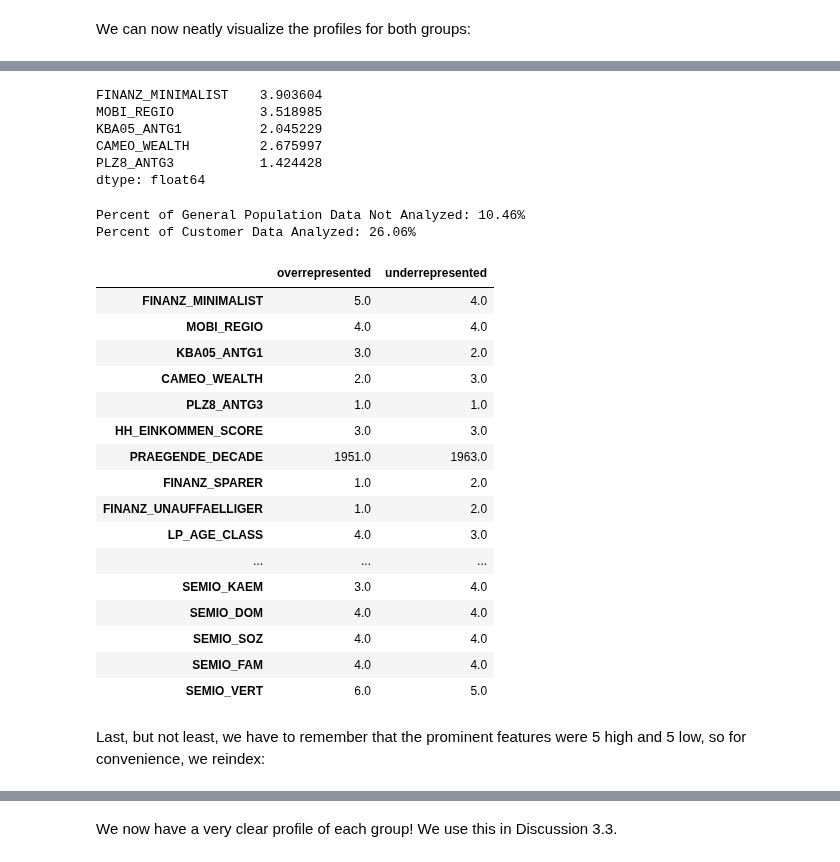
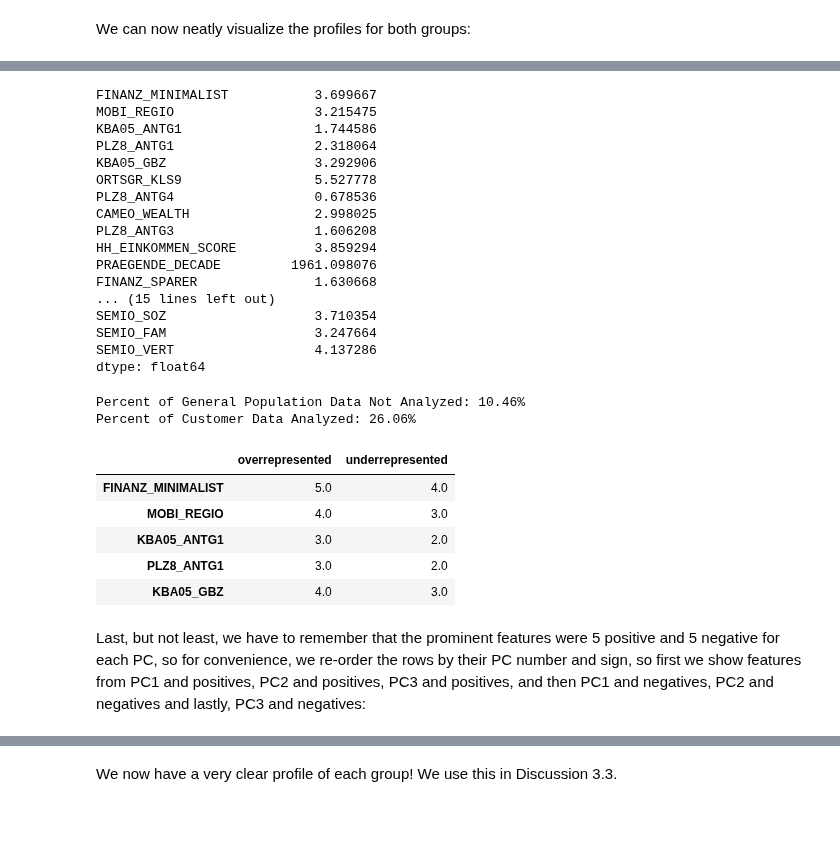
Before and after one commit to kinant/ud-ml-pytorch, a Jupyter notebook: Project 03/identify_customer_segments/Identify_Customer_Segments.ipynb, the cells around one changed output, grey strips where cells are left out. Drawn from its saved outputs; the diff is of its cells as text; code cells hidden in the pictures; blank space fills up the shorter version.

```diff
--- a/Project 03/identify_customer_segments/Identify_Customer_Segments.ipynb
+++ b/Project 03/identify_customer_segments/Identify_Customer_Segments.ipynb
@@ -929,8 +912,8 @@ overrep_scaled = df_cluster_centroids_scaled.iloc[over_represented_clusters]
 underrep_scaled = df_cluster_centroids_scaled.iloc[under_represented_clusters]
 
 # We get nparrays in return, convert to DataFrame
-df_overrep_scaled = pd.DataFrame(overrep_scaled, columns=customer_scaled.columns)
-df_underrep_scaled = pd.DataFrame(underrep_scaled, columns=customer_scaled.columns)
+df_overrep_scaled = pd.DataFrame(overrep_scaled, columns=df_customer_scaled.columns)
+df_underrep_scaled = pd.DataFrame(underrep_scaled, columns=df_customer_scaled.columns)
 # %%
 df_overrep_scaled.head()
 # %% [output]
@@ -962,8 +946,8 @@ overrep = scaler.inverse_transform(df_overrep_scaled)
 underrep = scaler.inverse_transform(df_underrep_scaled)
 
 # We get nparrays in return, convert to DataFrame
-df_overrep = pd.DataFrame(overrep, columns=customer_scaled.columns)
-df_underrep = pd.DataFrame(underrep, columns=customer_scaled.columns)
+df_overrep = pd.DataFrame(overrep, columns=df_customer_scaled.columns)
+df_underrep = pd.DataFrame(underrep, columns=df_customer_scaled.columns)
 
 # Set the proper index
 df_overrep.index = over_represented_clusters
@@ -1000,9 +985,9 @@ We do not care about ALL the features, so we will filter them out and just focus
 # %%
 # Now we get a list of the prominent features, as identified in Step 1.4.5
 prominent_features_list = [
-    feature
-    for feature_dict in prominent_features.values()
-    for i, feature in enumerate(feature_dict.keys()) if i in [0, 1, 2, 7, 8, 9]
+    (feature, pc_no, "+" if weight > 0 else "-")
+    for pc_no, feature_dict in prominent_features.items()
+    for feature, weight in feature_dict.items()
 ]
 print(prominent_features_list)
 # %% [output]
@@ -1013,11 +998,11 @@ Now that we have the cluster weights (normalized) and the prominent features, we
 # Now we can get a combined weighted average profile
 # Get the overrepresented one
 df_weighted_avg_profile_over = (df_overrep * cluster_weights_over_normalized.values.reshape(-1, 1)).sum(axis=0)
-df_weighted_avg_profile_over = df_weighted_avg_profile_over[prominent_features_list]
+df_weighted_avg_profile_over = df_weighted_avg_profile_over[[x[0] for x in prominent_features_list]]
 
 # Get the underrepresented one
 df_weighted_avg_profile_under = (df_underrep * cluster_weights_under_normalized.values.reshape(-1, 1)).sum(axis=0)
-df_weighted_avg_profile_under = df_weighted_avg_profile_under[prominent_features_list]
+df_weighted_avg_profile_under = df_weighted_avg_profile_under[[x[0] for x in prominent_features_list]]
 # %% [markdown]
 We can now neatly visualize the profiles for both groups:
 # %%
@@ -1031,12 +1027,23 @@ PLZ8_ANTG3           1.159978
 dtype: float64
 # %%
-df_weighted_avg_profile_under.head()
+df_weighted_avg_profile_under
 # %% [output]
-FINANZ_MINIMALIST    3.903604
-MOBI_REGIO           3.518985
-KBA05_ANTG1          2.045229
-CAMEO_WEALTH         2.675997
-PLZ8_ANTG3           1.424428
+FINANZ_MINIMALIST           3.699667
+MOBI_REGIO                  3.215475
+KBA05_ANTG1                 1.744586
+PLZ8_ANTG1                  2.318064
+KBA05_GBZ                   3.292906
+ORTSGR_KLS9                 5.527778
+PLZ8_ANTG4                  0.678536
+CAMEO_WEALTH                2.998025
+PLZ8_ANTG3                  1.606208
+HH_EINKOMMEN_SCORE          3.859294
+PRAEGENDE_DECADE         1961.098076
+FINANZ_SPARER               1.630668
+... (15 lines left out)
+SEMIO_SOZ                   3.710354
+SEMIO_FAM                   3.247664
+SEMIO_VERT                  4.137286
 dtype: float64
 # %%
 # How much data did we not consider?
@@ -1056,27 +1063,16 @@ Percent of Customer Data Analyzed: 26.06%
 # %%
 # combine them:
 df_weighted_profile = pd.concat([df_weighted_avg_profile_over, df_weighted_avg_profile_under],  axis=1)
 
 # rename and round the values (for interpretation)
 df_profile = df_weighted_profile.rename(columns={0: 'overrepresented', 1: 'underrepresented'}).round()
-df_profile.head(len(prominent_features_list))
+df_profile.head()
 # %% [output]
 |  | overrepresented | underrepresented |
 | FINANZ_MINIMALIST | 5.0 | 4.0 |
-| MOBI_REGIO | 4.0 | 4.0 |
+| MOBI_REGIO | 4.0 | 3.0 |
 | KBA05_ANTG1 | 3.0 | 2.0 |
-| CAMEO_WEALTH | 2.0 | 3.0 |
-| PLZ8_ANTG3 | 1.0 | 1.0 |
-| HH_EINKOMMEN_SCORE | 3.0 | 3.0 |
-| PRAEGENDE_DECADE | 1951.0 | 1963.0 |
-| FINANZ_SPARER | 1.0 | 2.0 |
-| FINANZ_UNAUFFAELLIGER | 1.0 | 2.0 |
-| LP_AGE_CLASS | 4.0 | 3.0 |
-| ... | ... | ... |
-| SEMIO_KAEM | 3.0 | 4.0 |
-| SEMIO_DOM | 4.0 | 4.0 |
-| SEMIO_SOZ | 4.0 | 4.0 |
-| SEMIO_FAM | 4.0 | 4.0 |
-| SEMIO_VERT | 6.0 | 5.0 |
+| PLZ8_ANTG1 | 3.0 | 2.0 |
+| KBA05_GBZ | 4.0 | 3.0 |
 # %% [markdown]
-Last, but not least, we have to remember that the prominent features were 5 high and 5 low, so for convenience, we reindex:
+Last, but not least, we have to remember that the prominent features were 5 positive and 5 negative for each PC, so for convenience, we re-order the rows by their PC number and sign, so first we show features from PC1 and positives, PC2 and positives, PC3 and positives, and then PC1 and negatives, PC2 and negatives and lastly, PC3 and negatives:
```
Also changed, not shown: parts of 31 cells of this notebook, 1 other file.
